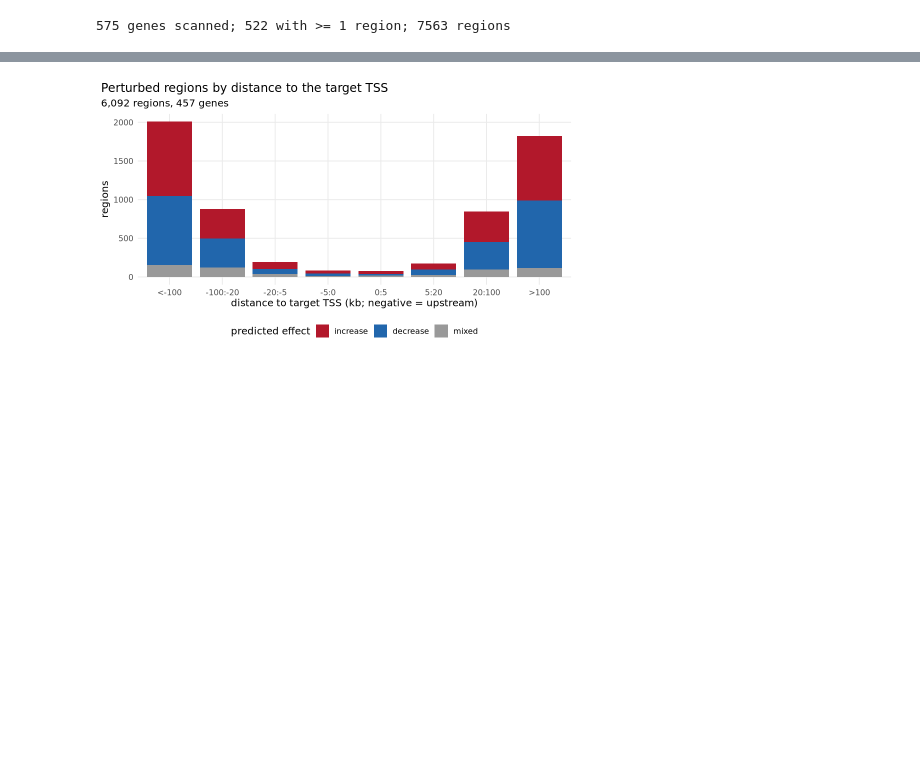
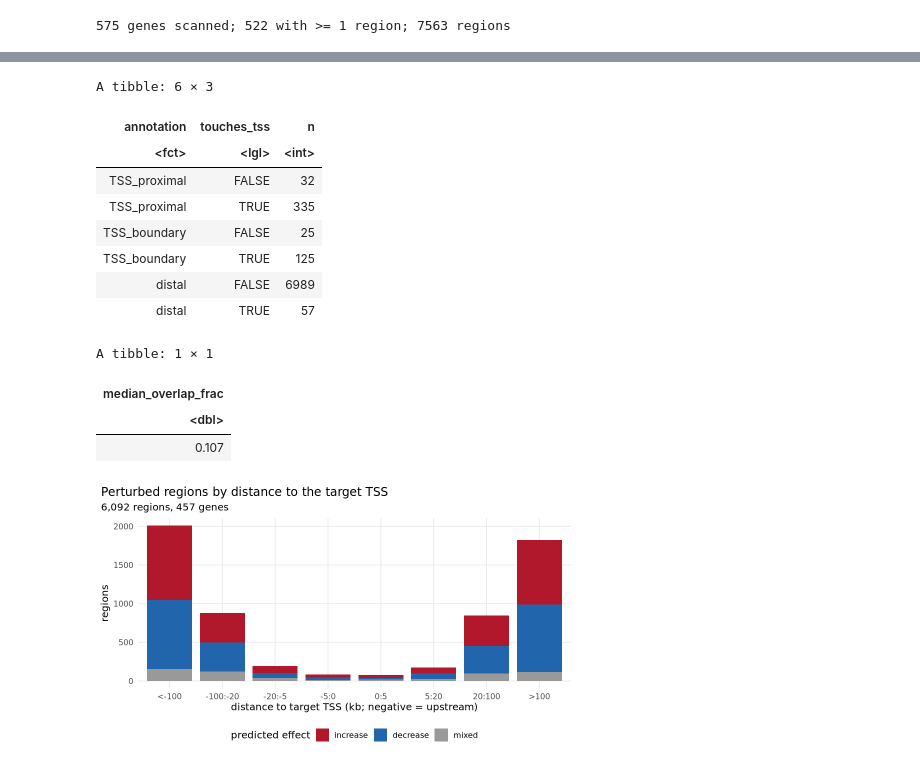
Before and after one commit to dhan1004/perturb_enrich, a Jupyter notebook: scripts/plot_enrichment.ipynb, the cells around one changed output, grey strips where cells are left out. Saved outputs shown, nothing was run; the diff lists cells and outputs as text; code cells hidden in the pictures; blank space fills up the shorter version.

```diff
--- a/scripts/plot_enrichment.ipynb
+++ b/scripts/plot_enrichment.ipynb
@@ -90,10 +94,11 @@ cdir <- function(g) file.path(g, "results", CELL)
 regions_by_gene <- map(gene_dirs, ~ read_tsv(file.path(cdir(.x), "regions.tsv"),
                                               col_types = cols(.default = col_character()), progress = FALSE))
 scan_summary <- tibble(gene_id = basename(gene_dirs), n_regions = map_int(regions_by_gene, nrow))
+
 regions <- bind_rows(regions_by_gene) |>
   mutate(across(c(start0, end0, length_bp, mean_abs_effect, max_abs_effect, mean_signed_effect), as.numeric),
-         annotation = factor(annotation, levels = CLASS_LEVELS),
-         direction  = factor(direction, levels = names(COL_DIR)))
+         direction = factor(direction, levels = names(COL_DIR))) |>
+  classify_tss()
 
 cat(nrow(scan_summary), "genes scanned;", sum(scan_summary$n_regions > 0), "with >= 1 region;",
     nrow(regions), "regions\n")
@@ -133,3 +138,22 @@ show(p_len, 3, 7, 6)
+# %%
+regions |> mutate(across(c(tss_region_overlap_bp, length_bp), as.numeric)) |>
+  count(annotation, touches_tss = tss_region_overlap_bp > 0)
+regions |> filter(annotation == "TSS_boundary") |>
+  summarise(median_overlap_frac = median(as.numeric(tss_region_overlap_bp) / as.numeric(length_bp)))
+# %% [output]
+A tibble: 6 × 3
+| annotation | touches_tss | n |
+| <fct> | <lgl> | <int> |
+| TSS_proximal | FALSE | 32 |
+| TSS_proximal | TRUE | 335 |
+| TSS_boundary | FALSE | 25 |
+| TSS_boundary | TRUE | 125 |
+| distal | FALSE | 6989 |
+| distal | TRUE | 57 |
+A tibble: 1 × 1
+| median_overlap_frac |
+| <dbl> |
+| 0.107 |
 # %%
 num_cols <- c("dist_to_target_tss", "abs_dist_to_target_tss", "mean_abs_effect", "mean_signed_effect", "length_bp")
 fr_files <- list.files(file.path(OUT_ROOT, "genes"), pattern = "^final_regions\\.tsv$",
```
Also changed, not shown: parts of 10 cells of this notebook, 10 other files.
